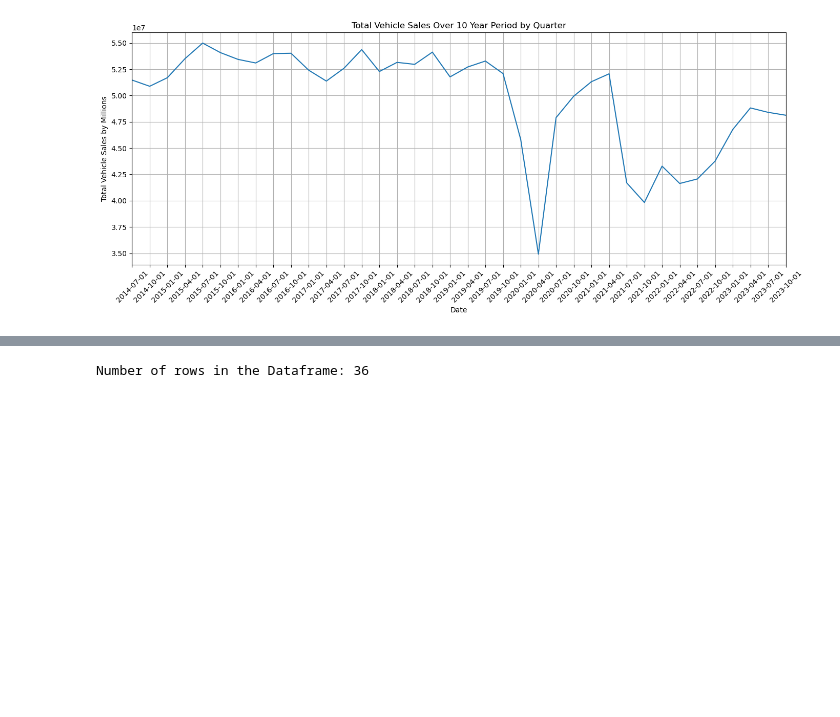
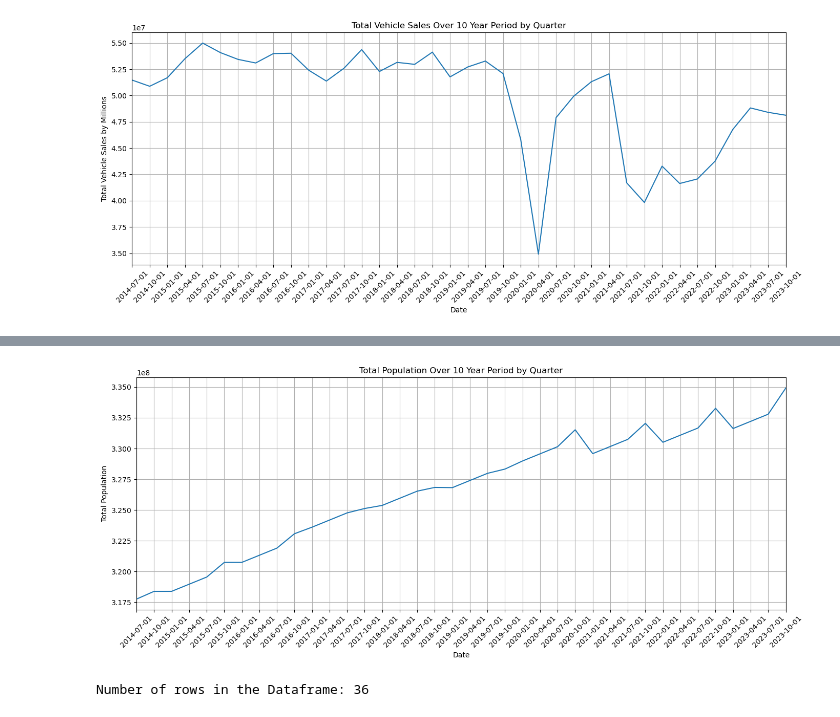
Before and after one commit to Jagar513/project_1_bootcamp, a Jupyter notebook: Automotive Loan Starter Code.ipynb, the cells around one changed output, grey strips where cells are left out. Cells and saved outputs as stored; diff of their text form; code cells hidden in the pictures; blank space fills up the shorter version.

Commit message:
Uploaded updated data for starter code and Population csv

```diff
--- a/Automotive Loan Starter Code.ipynb
+++ b/Automotive Loan Starter Code.ipynb
@@ -15,12 +15,14 @@ total_asset_loan_value_csv = Path("Resources/Total Loan Assets.csv")
 average_rate_of_financed_loan_csv = Path("Resources/Average Loan Finance.csv")
 average_amount_financed_csv= Path("Resources/Average Amount Financed.csv")
 total_vehicle_sales_csv = Path("Resources/Total Vehicle Sales.csv")
+total_population_csv = Path("Resources/Total Population USA.csv")
 # %%
 # Read the CSV files
 total_asset_loan_value_df = pd.read_csv(total_asset_loan_value_csv)
 average_rate_of_financed_loan_df = pd.read_csv(average_rate_of_financed_loan_csv)
 average_amount_financed_df = pd.read_csv(average_amount_financed_csv)
 total_vehicle_sales_df = pd.read_csv(total_vehicle_sales_csv)
+total_population_df = pd.read_csv(total_population_csv)
 # %%
 #Dispay the data
 total_asset_loan_value_df.head()
@@ -281,0 +293,3 @@ plt.show()
+# %%
+total_population_df = total_population_df.rename(columns={"Year": "DATE"})
+total_population_df.head()
@@ -282,3 +303,19 @@ plt.show()
+# %%
+#Plot Total Population Over 10 Year Period by Quarter
+date = total_population_df["DATE"]
+Total_Population = total_population_df["Population"]
+plt.figure(figsize=(14,6))
+plt.plot(date, Total_Population)
+plt.title("Total Population Over 10 Year Period by Quarter")
+plt.xlabel("Date")
+plt.ylabel("Total Population")
+plt.xlim(total_population_df["DATE"].min(),total_population_df["DATE"].max())
+plt.xticks(rotation=45)
+plt.grid(True)
+plt.tight_layout()
+plt.show()
+# %% [output]
+[figure, added]
 # %%
 # Initialize the Census object
 c = Census(census_key)
```
Also changed, not shown: parts of 2 cells of this notebook, 1 other file.
